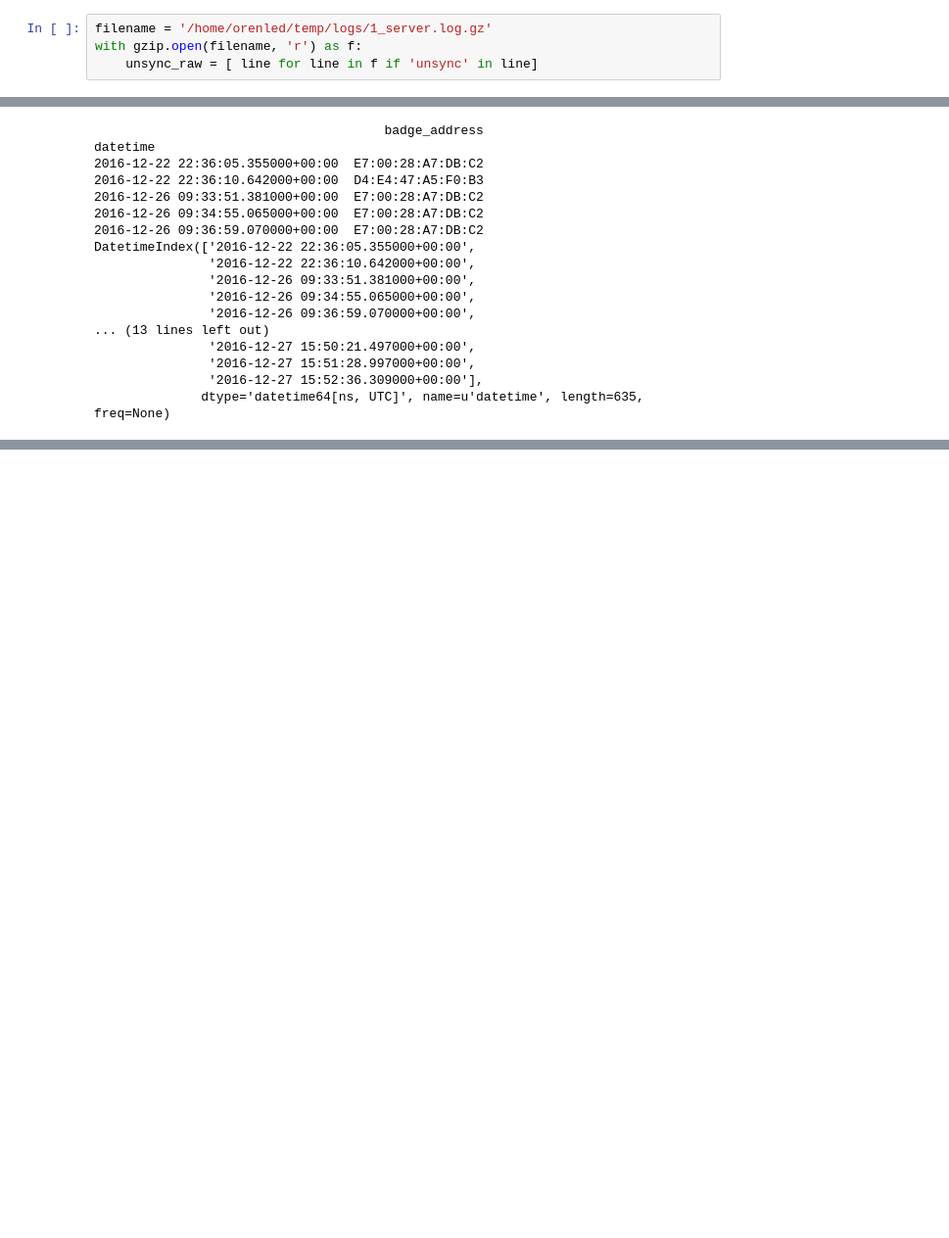
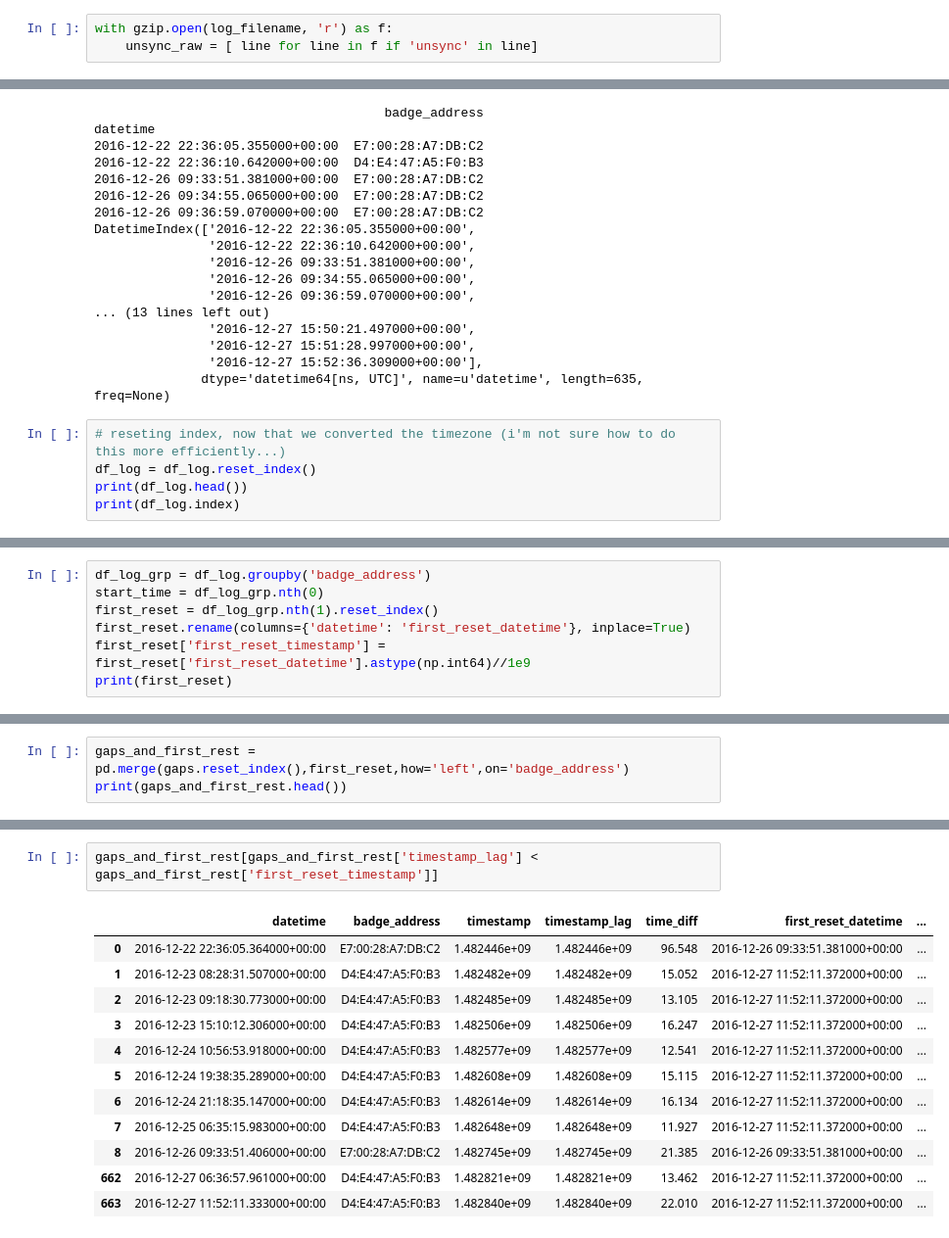
Before and after one commit to HumanDynamics/openbadge-analysis, a Jupyter notebook: examples/notebooks/check_gaps_in_audio_data.ipynb, the cells around one changed output, grey strips where cells are left out. Shown: that part at 98% size. Cells and saved outputs as stored; diff of their text form; blank space fills up the shorter version.

```diff
--- a/examples/notebooks/check_gaps_in_audio_data.ipynb
+++ b/examples/notebooks/check_gaps_in_audio_data.ipynb
@@ -174,8 +190,7 @@ p + ggtitle("Gap (sec)")
 # %% [markdown]
 If we want to get a real sense of how many gaps we have, we need to discard data after the the badges stared to reset. We need to look at the actualy logfile to find that time. This isn't going to be pretty, but it will work..
 # %%
-filename = '/home/orenled/temp/logs/1_server.log.gz'
-with gzip.open(filename, 'r') as f:
+with gzip.open(log_filename, 'r') as f:
     unsync_raw = [ line for line in f if 'unsync' in line]
 # %%
 import re
@@ -229,3 +244,8 @@ DatetimeIndex(['2016-12-22 22:36:05.355000+00:00',
                '2016-12-27 15:51:28.997000+00:00',
                '2016-12-27 15:52:36.309000+00:00'],
               dtype='datetime64[ns, UTC]', name=u'datetime', length=635, freq=None)
+# %%
+# reseting index, now that we converted the timezone (i'm not sure how to do this more efficiently...)
+df_log = df_log.reset_index()
+print(df_log.head())
+print(df_log.index)
@@ -244,0 +262,7 @@ df_log_grp.nth(1).reset_index()
+# %%
+df_log_grp = df_log.groupby('badge_address')
+start_time = df_log_grp.nth(0)
+first_reset = df_log_grp.nth(1).reset_index()
+first_reset.rename(columns={'datetime': 'first_reset_datetime'}, inplace=True)
+first_reset['first_reset_timestamp'] = first_reset['first_reset_datetime'].astype(np.int64)//1e9
+print(first_reset)
@@ -244,0 +275,3 @@ df_log_grp.nth(1).reset_index()
+# %%
+gaps_and_first_rest = pd.merge(gaps.reset_index(),first_reset,how='left',on='badge_address')
+print(gaps_and_first_rest.head())
@@ -244,0 +299,15 @@ df_log_grp.nth(1).reset_index()
+# %%
+gaps_and_first_rest[gaps_and_first_rest['timestamp_lag'] < gaps_and_first_rest['first_reset_timestamp']]
+# %% [output]
+|  | datetime | badge_address | timestamp | timestamp_lag | time_diff | first_reset_datetime | ... |
+| 0 | 2016-12-22 22:36:05.364000+00:00 | E7:00:28:A7:DB:C2 | 1.482446e+09 | 1.482446e+09 | 96.548 | 2016-12-26 09:33:51.381000+00:00 | ... |
+| 1 | 2016-12-23 08:28:31.507000+00:00 | D4:E4:47:A5:F0:B3 | 1.482482e+09 | 1.482482e+09 | 15.052 | 2016-12-27 11:52:11.372000+00:00 | ... |
+| 2 | 2016-12-23 09:18:30.773000+00:00 | D4:E4:47:A5:F0:B3 | 1.482485e+09 | 1.482485e+09 | 13.105 | 2016-12-27 11:52:11.372000+00:00 | ... |
+| 3 | 2016-12-23 15:10:12.306000+00:00 | D4:E4:47:A5:F0:B3 | 1.482506e+09 | 1.482506e+09 | 16.247 | 2016-12-27 11:52:11.372000+00:00 | ... |
+| 4 | 2016-12-24 10:56:53.918000+00:00 | D4:E4:47:A5:F0:B3 | 1.482577e+09 | 1.482577e+09 | 12.541 | 2016-12-27 11:52:11.372000+00:00 | ... |
+| 5 | 2016-12-24 19:38:35.289000+00:00 | D4:E4:47:A5:F0:B3 | 1.482608e+09 | 1.482608e+09 | 15.115 | 2016-12-27 11:52:11.372000+00:00 | ... |
+| 6 | 2016-12-24 21:18:35.147000+00:00 | D4:E4:47:A5:F0:B3 | 1.482614e+09 | 1.482614e+09 | 16.134 | 2016-12-27 11:52:11.372000+00:00 | ... |
+| 7 | 2016-12-25 06:35:15.983000+00:00 | D4:E4:47:A5:F0:B3 | 1.482648e+09 | 1.482648e+09 | 11.927 | 2016-12-27 11:52:11.372000+00:00 | ... |
+| 8 | 2016-12-26 09:33:51.406000+00:00 | E7:00:28:A7:DB:C2 | 1.482745e+09 | 1.482745e+09 | 21.385 | 2016-12-26 09:33:51.381000+00:00 | ... |
+| 662 | 2016-12-27 06:36:57.961000+00:00 | D4:E4:47:A5:F0:B3 | 1.482821e+09 | 1.482821e+09 | 13.462 | 2016-12-27 11:52:11.372000+00:00 | ... |
+| 663 | 2016-12-27 11:52:11.333000+00:00 | D4:E4:47:A5:F0:B3 | 1.482840e+09 | 1.482840e+09 | 22.010 | 2016-12-27 11:52:11.372000+00:00 | ... |
```
Also changed, not shown: parts of 12 cells of this notebook.
